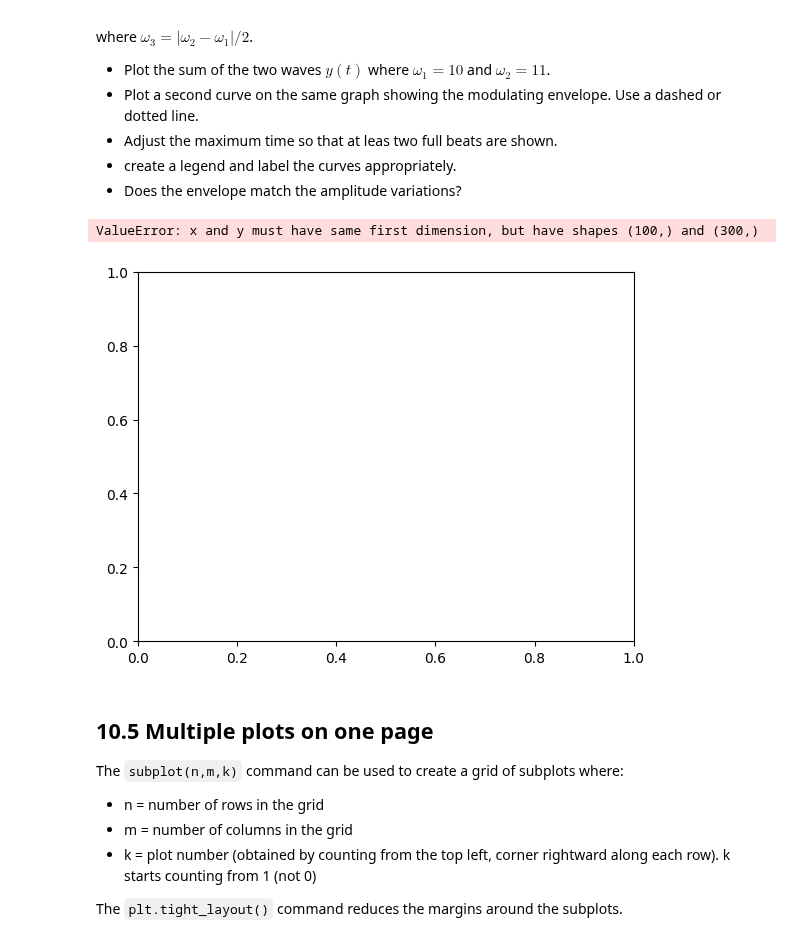
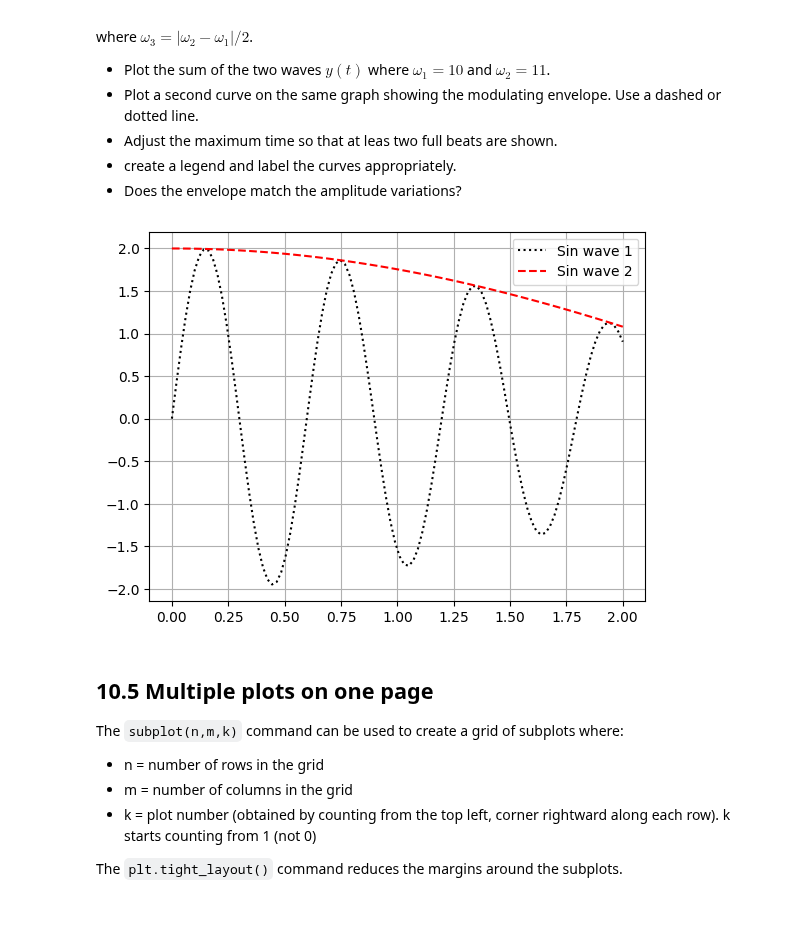
Before and after one commit to jakeTHEEsnak8/Computational-Physics, a Jupyter notebook: Python_Tutorials/Chapter_10_2D_Plots_Part_1.ipynb, the cells around one changed output. Drawn from its saved outputs; the diff is of its cells as text; code cells hidden in the pictures; blank space fills up the shorter version.

```diff
--- a/Python_Tutorials/Chapter_10_2D_Plots_Part_1.ipynb
+++ b/Python_Tutorials/Chapter_10_2D_Plots_Part_1.ipynb
@@ -317,23 +317,22 @@ where $\omega_3 = |\omega_2-\omega_1|/2$.
 # %%
 
 import matplotlib.pyplot as plt
 import numpy as np
 
 # your code here
 omega_2 = 11
 omega_1 = 10
 y = np.sin(omega_1*t)+np.sin(omega_2*t)
 omega_3 = np.abs(omega_2-omega_1)/2
 y_t = 2* np.cos(omega_3*t)
 
 plt.plot(x, y , 'k:', label='Sin wave 1')
-plt,plot(x, y_t, 'r--', label = 'Sin wave 2')
+plt.plot(x, y_t, 'r--', label = 'Sin wave 2')
 plt.grid(True)
 plt.legend()
-plt.show
+plt.show()
 # %% [output]
-ValueError: x and y must have same first dimension, but have shapes (100,) and (300,)
-[figure, old version]
+[figure, new version]
 # %% [markdown]
 ## 10.5 Multiple plots on one page
 
```
Also changed, not shown: parts of 6 cells of this notebook.
